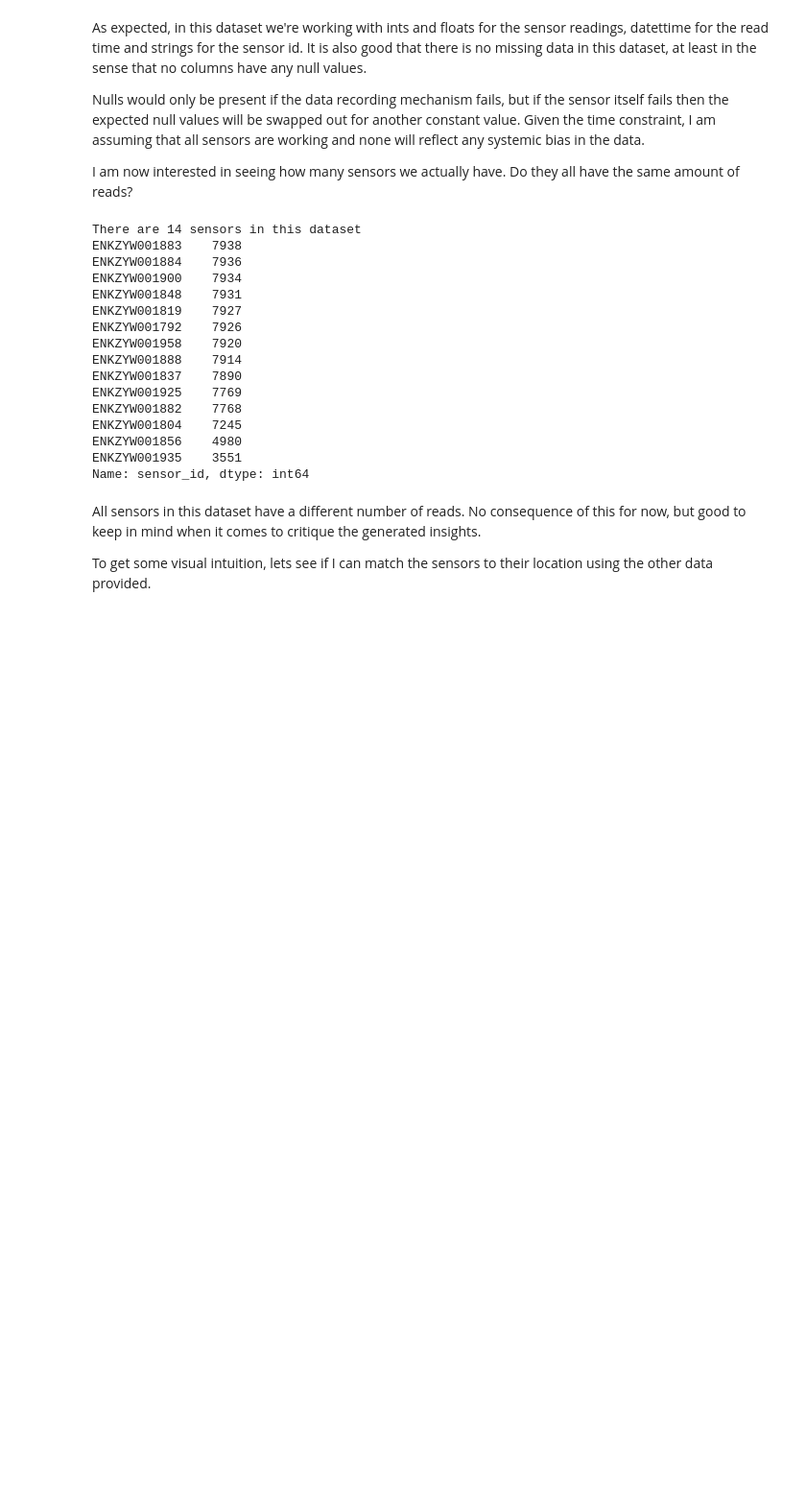
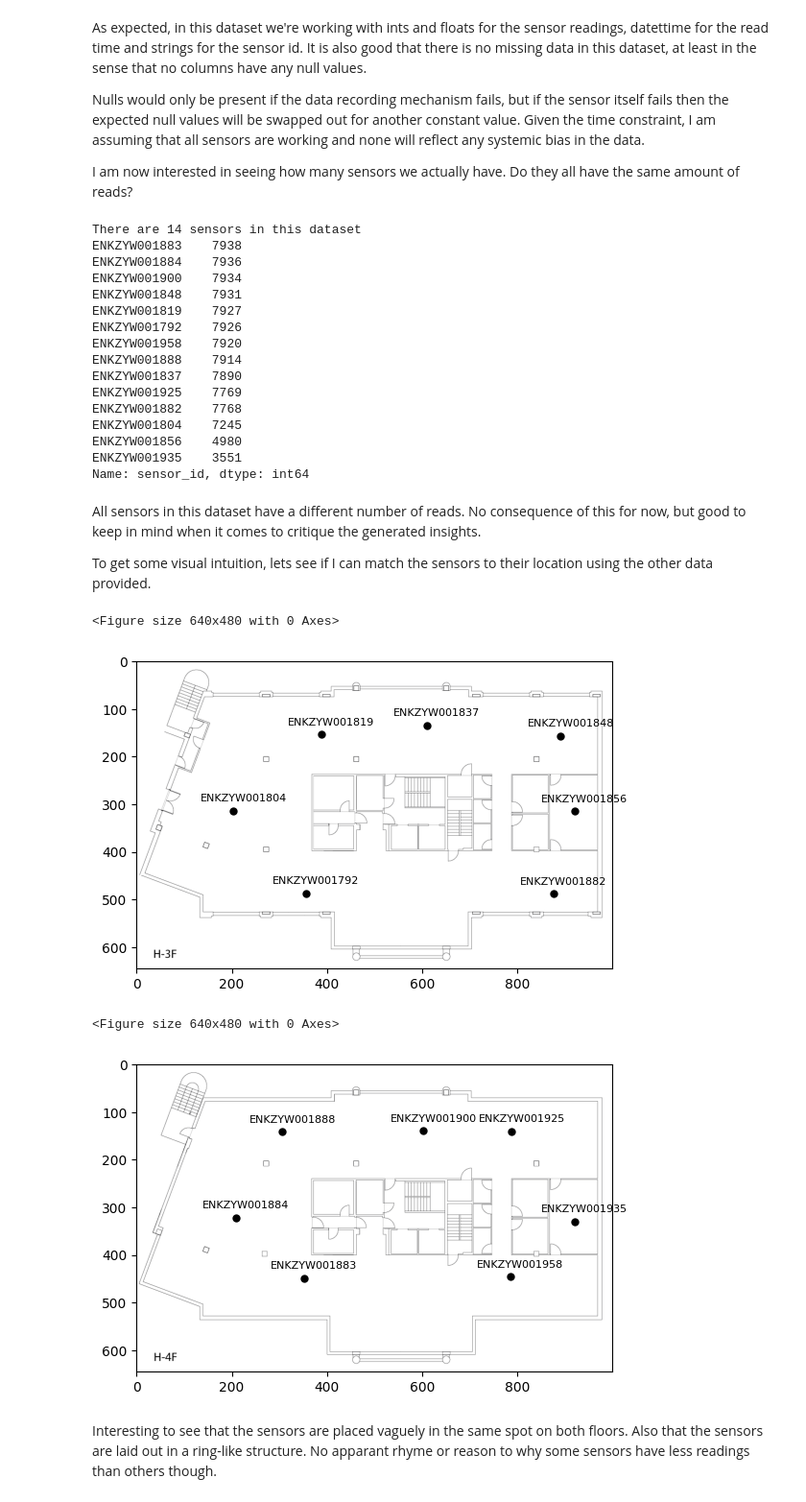
Before and after one commit to SidMurthy97/fp_task, a Jupyter notebook: analysis.ipynb, the cells around one changed output. Shown at 96% size. Drawn from its saved outputs; the diff is of its cells as text; code cells hidden in the pictures; blank space fills up the shorter version.

Commit message:
plotting sensor locations on image to get a visual intuition

```diff
--- a/analysis.ipynb
+++ b/analysis.ipynb
@@ -72,3 +78,34 @@ Name: sensor_id, dtype: int64
 All sensors in this dataset have a different number of reads. No consequence of this for now, but good to keep in mind when it comes to critique the generated insights.
 
 To get some visual intuition, lets see if I can match the sensors to their location using the other data provided.
+# %%
+# This time lets read the json in as a dictionary
+with open('data/floors.json') as json_file:
+    floor_data = json.load(json_file)
+
+#iterate and plot
+for packet in tqdm(floor_data):
+
+    image_name = packet["image"]["name"]
+
+    #read the image into a enw figure
+    plt.figure()
+    im = plt.imread(f"data/{image_name}")
+    fig, ax = plt.subplots()
+    im = ax.imshow(im)
+
+    #the sensors key is a list of more dictionarys
+    sensors = packet["sensors"]
+
+    #plot each sensor and annotate. At this point the coordinate system is the image standard i.e mirrored on the x axis
+    for sensor in sensors:
+        x,y = sensor["location"]["x"],sensor["location"]["y"]
+        plt.plot(x,y,'k.',markersize=10)
+        ax.annotate(sensor["sensor_id"], (x,y),xytext =(x - 70,y - 20), fontsize =8)
+# %% [output]
+<Figure size 640x480 with 0 Axes>
+[figure, added]
+<Figure size 640x480 with 0 Axes>
+[figure, added]
+# %% [markdown]
+Interesting to see that the sensors are placed vaguely in the same spot on both floors. Also that the sensors are laid out in a ring-like structure. No apparant rhyme or reason to why some sensors have less readings than others though.
```
Also changed, not shown: parts of 4 cells of this notebook.
